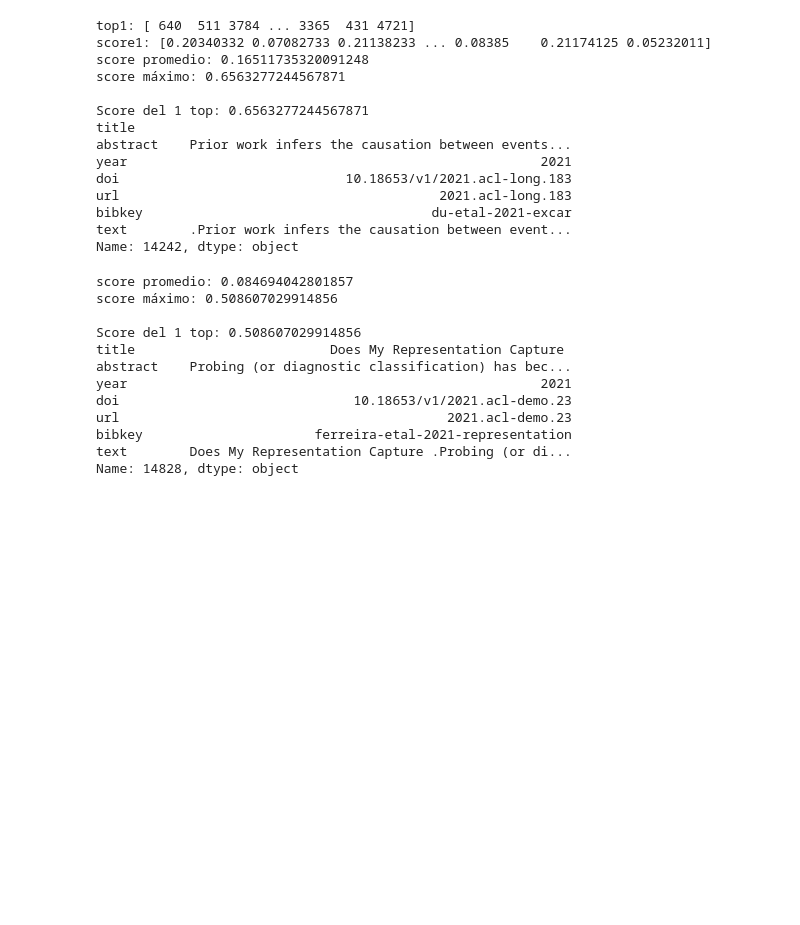
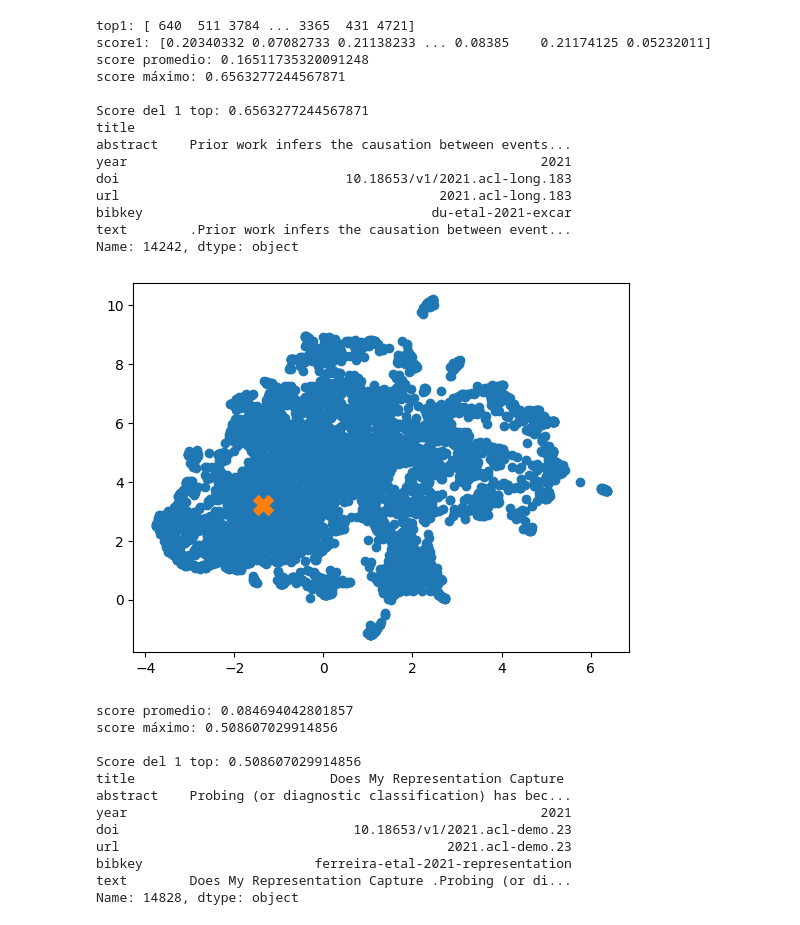
Before and after one commit to Elkazuo/Encoder-xAI-LLMs, a Jupyter notebook: Notebooks/ACL-ant.ipynb, the cells around one changed output. Drawn from its saved outputs; the diff is of its cells as text; code cells hidden in the pictures; blank space fills up the shorter version.

```diff
--- a/Notebooks/ACL-ant.ipynb
+++ b/Notebooks/ACL-ant.ipynb
@@ -295,14 +322,36 @@ Name: 14242, dtype: object
 # %%
 
 query2 = model.encode(
     "probing methods"
 )
 
 score2 = cosine_similarity( #
     [query2],
     embeddings
 )[0]
 top2 = np.argsort(score2)[::-1] #
+
+todos2 = np.vstack([ # Agregas temporalmente el embedding de la query con el de la bibliografía
+    embeddings,
+    query2
+])
+coords2 = reducer.fit_transform(todos2)
+coords2.shape
+
+plt.scatter(
+    coords2[:-1,0],
+    coords2[:-1,1]
+)
+
+plt.scatter(
+    coords2[-1,0],
+    coords2[-1,1],
+    marker="X",
+    s=200
+)
+plt.show()
+# %% [output]
+[figure, added]
 # %%
 print(f'score promedio: {score2.mean()}') #score2 tiene la misma estructura que score1
 print(f'score máximo: {score2.max()}')
```
Also changed, not shown: parts of 16 cells of this notebook, 3 other files.
